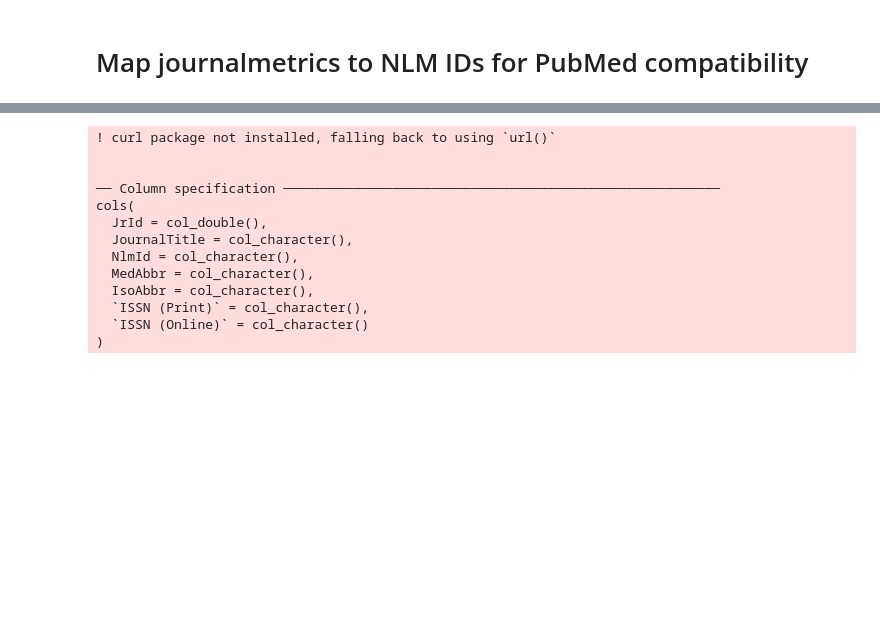
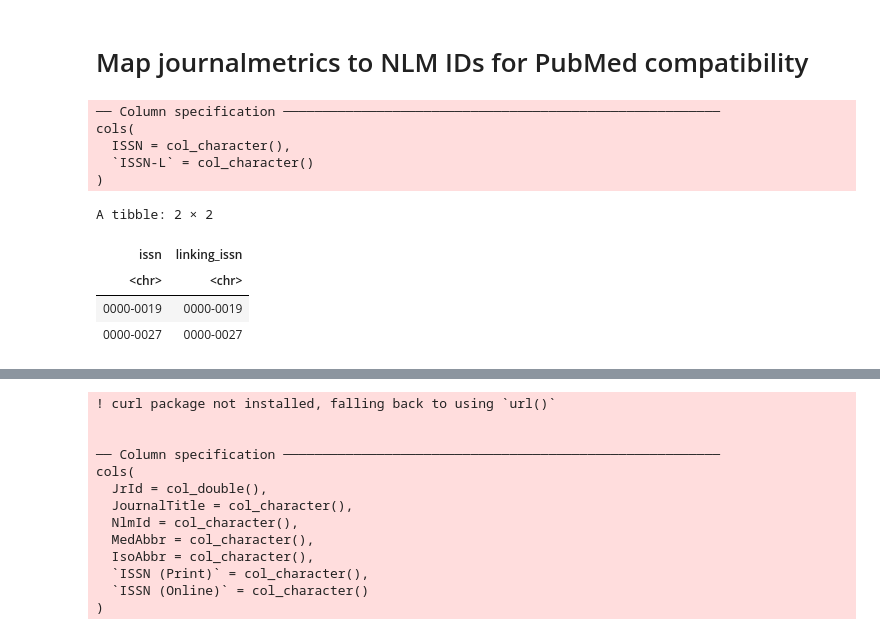
Before and after one commit to dhimmel/scopus, a Jupyter notebook: 3.pubmed.ipynb, the cells around one changed output, grey strips where cells are left out. Drawn from its saved outputs; the diff is of its cells as text; code cells hidden in the pictures; blank space fills up the shorter version.

```diff
--- a/3.pubmed.ipynb
+++ b/3.pubmed.ipynb
@@ -1,5 +1,23 @@
 # %% [markdown]
 # Map journalmetrics to NLM IDs for PubMed compatibility
+# %%
+# Read ISSN-L mapping
+col_types = list(ISSN = readr::col_character(), `ISSN-L` = readr::col_character())
+issnl_df = file.path('download', '20210912.ISSN-to-ISSN-L.txt.gz') |>
+  readr::read_tsv() |>
+  dplyr::rename("issn"="ISSN", "linking_issn"="ISSN-L")
+head(issnl_df, 2)
+# %% [output]
+── Column specification ────────────────────────────────────────────────────────
+cols(
+  ISSN = col_character(),
+  `ISSN-L` = col_character()
+)
+A tibble: 2 × 2
+| issn | linking_issn |
+| <chr> | <chr> |
+| 0000-0019 | 0000-0019 |
+| 0000-0027 | 0000-0027 |
 # %%
 # Read scopus-ISSN mapping
 col_types = list(scopus_id = readr::col_character(), issn = readr::col_character())
```
Also changed, not shown: parts of 3 cells of this notebook, 6 other files.
